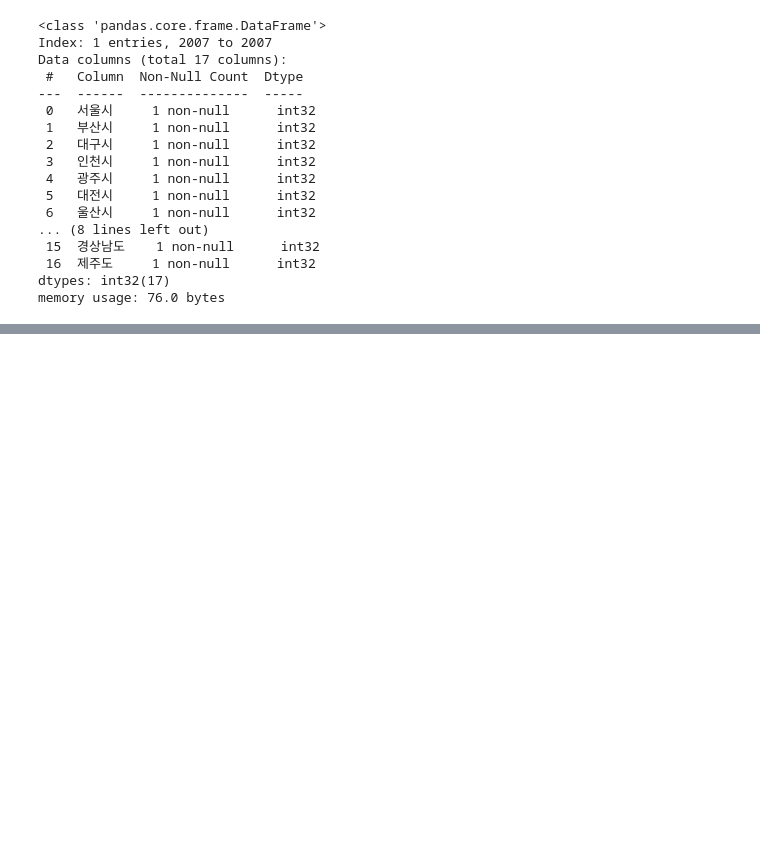
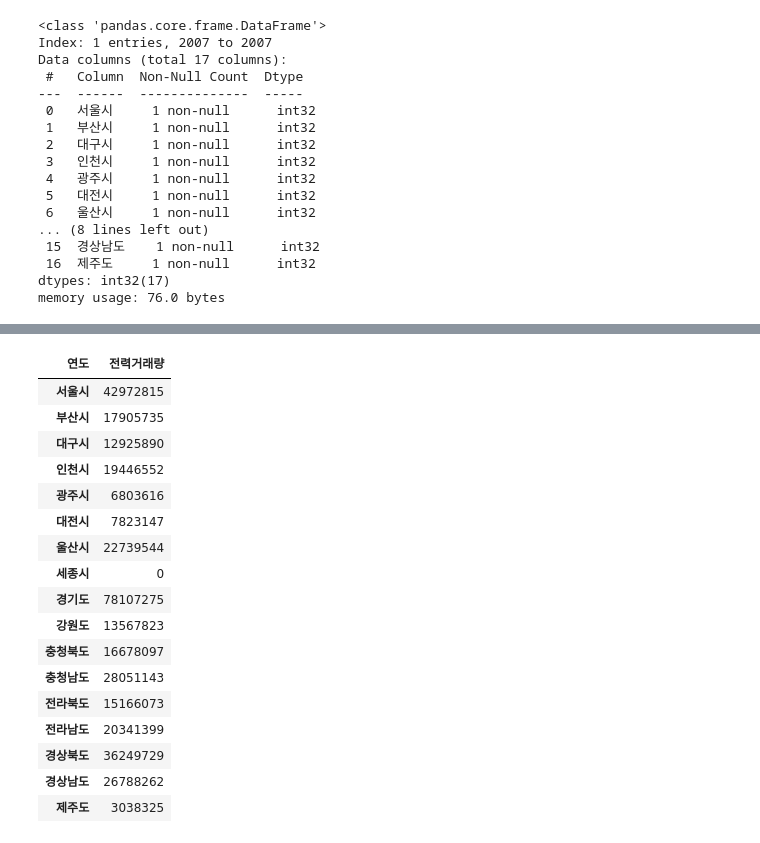
Before and after one commit to yunsunghwan1/KEPCO_sprint_3, a Jupyter notebook: chang_yong8/electroniccon.ipynb, the cells around one changed output, grey strips where cells are left out. Saved outputs shown, nothing was run; the diff lists cells and outputs as text; code cells hidden in the pictures; blank space fills up the shorter version.

```diff
--- a/chang_yong8/electroniccon.ipynb
+++ b/chang_yong8/electroniccon.ipynb
@@ -302,0 +319,21 @@ SyntaxError: invalid syntax (608970547.py, line 2)
+# %%
+locconelec_2007_df
+# %% [output]
+| 연도 | 전력거래량 |
+| 서울시 | 42972815 |
+| 부산시 | 17905735 |
+| 대구시 | 12925890 |
+| 인천시 | 19446552 |
+| 광주시 | 6803616 |
+| 대전시 | 7823147 |
+| 울산시 | 22739544 |
+| 세종시 | 0 |
+| 경기도 | 78107275 |
+| 강원도 | 13567823 |
+| 충청북도 | 16678097 |
+| 충청남도 | 28051143 |
+| 전라북도 | 15166073 |
+| 전라남도 | 20341399 |
+| 경상북도 | 36249729 |
+| 경상남도 | 26788262 |
+| 제주도 | 3038325 |
```
Also changed, not shown: parts of 10 cells of this notebook.
